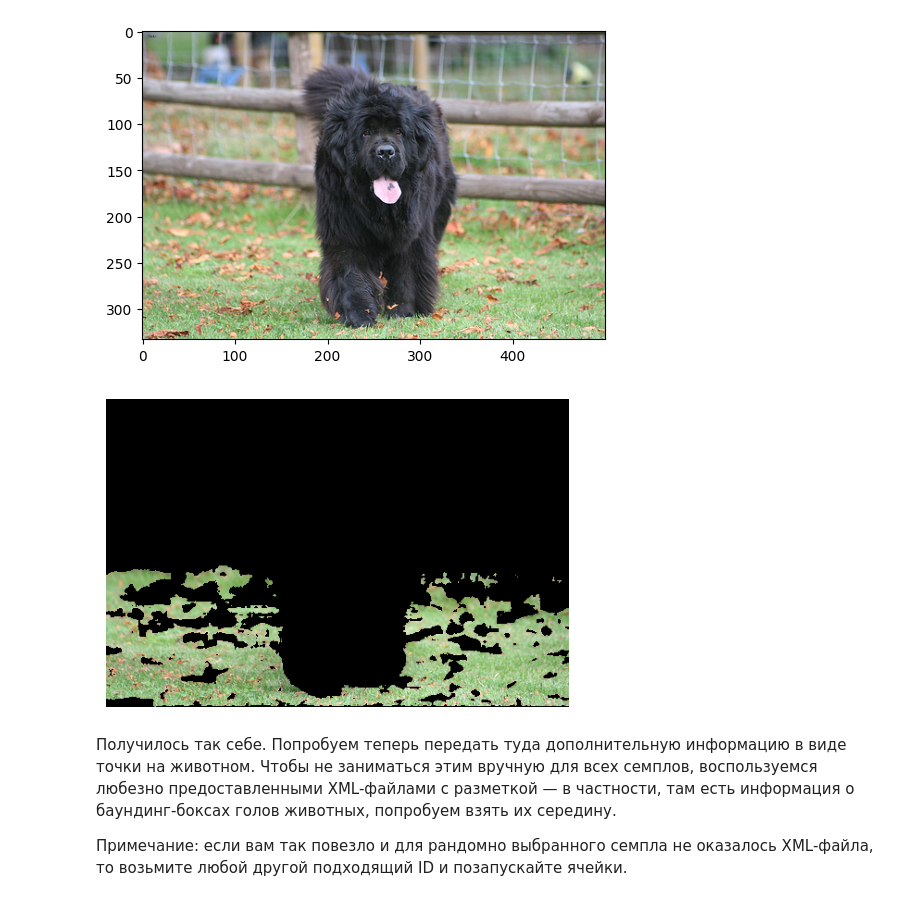
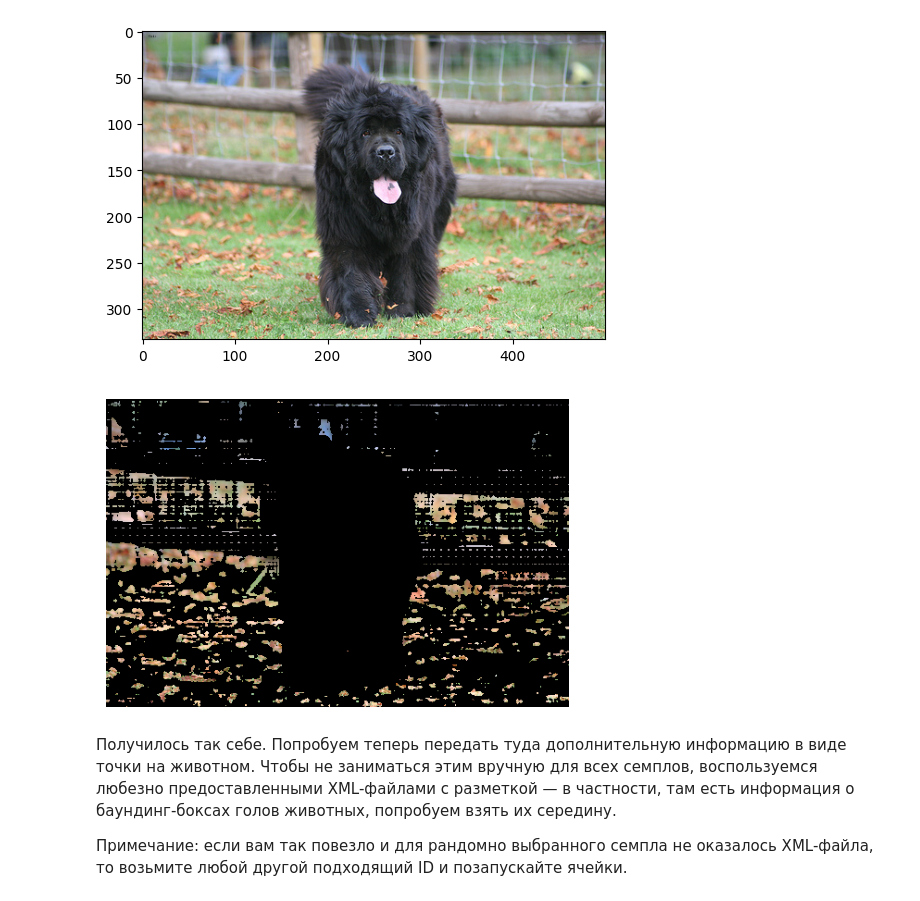
Before and after one commit to AndreyKurdyubov/Karpov.courses_DL, a Jupyter notebook: CV/Lesson_5/CV_hw5_student.ipynb, the cells around one changed output. Saved outputs shown, nothing was run; the diff lists cells and outputs as text; code cells hidden in the pictures.

Commit message:
CV hw5 Refining masks with SAM

```diff
--- a/CV/Lesson_5/CV_hw5_student.ipynb
+++ b/CV/Lesson_5/CV_hw5_student.ipynb
@@ -443,6 +443,6 @@ print(k)
 # %%
-image, mask = train_dataset[1]
-fig, axes = plt.subplots(1, 2, figsize=(10, 5))
-axes[0].imshow(image.permute(1,2,0))
-axes[1].imshow(mask)
-mask.max()
+# image, mask = train_dataset[1]
+# fig, axes = plt.subplots(1, 2, figsize=(10, 5))
+# axes[0].imshow(image.permute(1,2,0))
+# axes[1].imshow(mask)
+# mask.max()
@@ -452,6 +449,6 @@ tensor(1)
 # %%
-image, mask = train_dataset_auth[1]
-fig, axes = plt.subplots(1, 2, figsize=(10, 5))
-axes[0].imshow(image.permute(1,2,0))
-axes[1].imshow(mask)
-mask.max()
+# image, mask = train_dataset_auth[1]
+# fig, axes = plt.subplots(1, 2, figsize=(10, 5))
+# axes[0].imshow(image.permute(1,2,0))
+# axes[1].imshow(mask)
+# mask.max()
@@ -539,3 +533,7 @@ for id in random_ids:
 plot_images([image * (mask[..., None] > 0) for image, mask in zip(images, gt_masks)], n_cols=3)
 # %% [output]
 [figure]
+# %%
+image = images[0]
+mask = gt_masks[0]
+image.shape, mask[..., None].shape
@@ -557,7 +557,9 @@ predictor = SamPredictor(sam)
 # %% [markdown]
 Теперь напишем функцию, которая получает на вход предиктор, картинку и (опционально) точку на картинке, а на выходе отдаёт готовую сегментационную маску.
 # %%
-def segment_with_sam(predictor: SamPredictor, image: np.ndarray, input_point: Optional[tuple[int, int]] = None) -> np.ndarray:
+def segment_with_sam(predictor: SamPredictor,
+                     image: np.ndarray,
+                     input_point: Optional[tuple[int, int]] = None) -> np.ndarray:
 
     predictor.set_image(image)
     point_labels = None
@@ -581,12 +583,12 @@ plt.imshow(images[0])
 <matplotlib.image.AxesImage at 0x...>
 [figure]
 # %%
-input_point = (images[0].shape[0]//2, images[0].shape[1]//2)
-# input_point = None
+# input_point = (images[0].shape[0]//2, images[0].shape[1]//2)
+input_point = None
 auto_sam_mask = segment_with_sam(predictor, images[0], input_point=input_point)
-plot_images([auto_sam_mask[0][..., None] * images[0]], n_cols=1, figsize=(6, 4))
+plot_images([(auto_sam_mask[0][..., None] > 0) * images[0]], n_cols=1, figsize=(6, 4))
 # %% [output]
-[figure, old version]
+[figure, new version]
 # %%
 # решение автора
 def segment_with_sam(predictor: SamPredictor, image: np.ndarray, input_point: Optional[tuple[int, int]] = None) -> np.ndarray:
```
Also changed, not shown: parts of 23 cells of this notebook.
